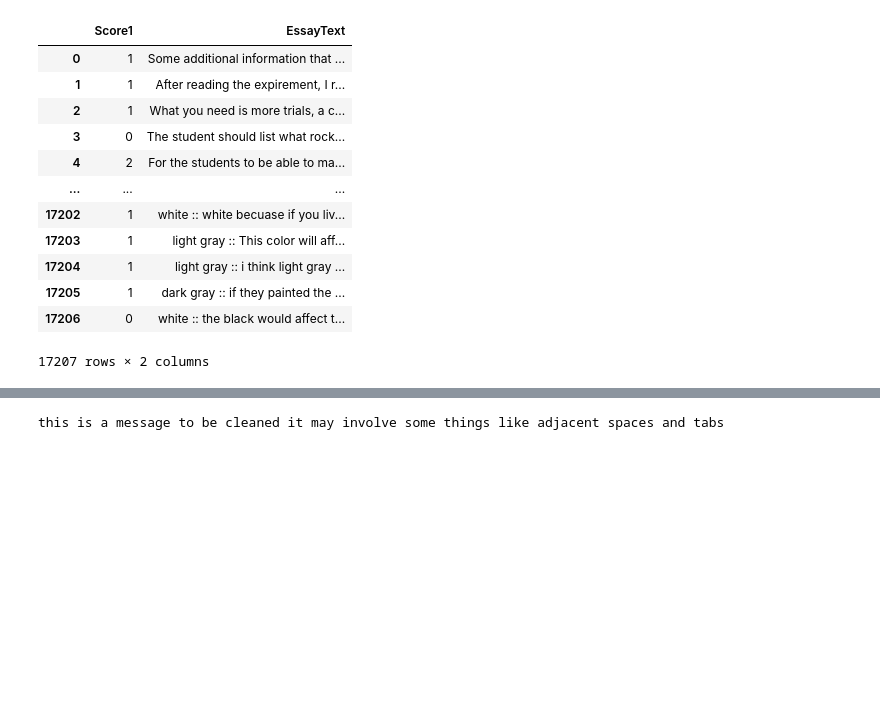
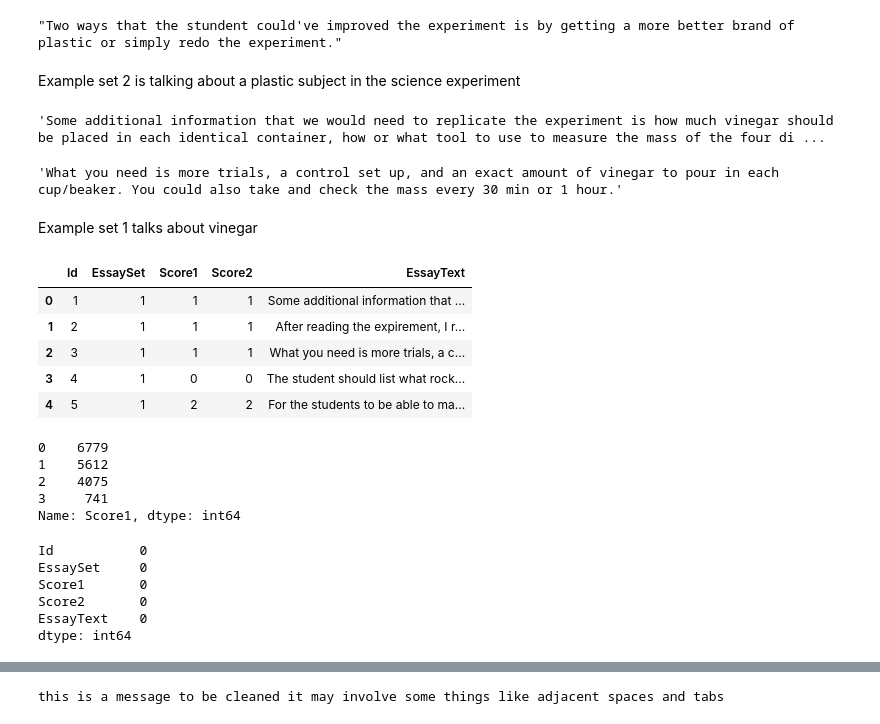
Before and after one commit to mayowaoyaleke/Short_Answer_Grading_System, a Jupyter notebook: AGS5.ipynb, the cells around one changed output, grey strips where cells are left out. Saved outputs shown, nothing was run; the diff lists cells and outputs as text; code cells hidden in the pictures; blank space fills up the shorter version.

```diff
--- a/AGS5.ipynb
+++ b/AGS5.ipynb
@@ -149,2 +163,0 @@ df
-# %%
-df.drop(['Id','Score2','EssaySet'], axis = 1, inplace = True)
@@ -157,16 +233,43 @@ df2.drop(['Id','Score2','EssaySet'], axis = 1, inplace = True)
+# %%
+df_set2["EssayText"][1674]
+# %% [output]
+"Two ways that the stundent could've improved the experiment is by getting a more better brand of plastic or simply redo the experiment."
+# %% [markdown]
+Example set 2 is talking about a plastic subject in the science experiment
+# %%
+df_set1["EssayText"][0]
+# %% [output]
+'Some additional information that we would need to replicate the experiment is how much vinegar should be placed in each identical container, how or what tool to use to measure the mass of the four di ...
+# %%
+df_set1["EssayText"][2]
+# %% [output]
+'What you need is more trials, a control set up, and an exact amount of vinegar to pour in each cup/beaker. You could also take and check the mass every 30 min or 1 hour.'
+# %% [markdown]
+Example set 1 talks about vinegar
 # %%
-df
+df.head()
 # %% [output]
-|  | Score1 | EssayText |
-| 0 | 1 | Some additional information that ... |
-| 1 | 1 | After reading the expirement, I r... |
-| 2 | 1 | What you need is more trials, a c... |
-| 3 | 0 | The student should list what rock... |
-| 4 | 2 | For the students to be able to ma... |
-| ... | ... | ... |
-| 17202 | 1 | white :: white becuase if you liv... |
-| 17203 | 1 | light gray :: This color will aff... |
-| 17204 | 1 | light gray :: i think light gray ... |
-| 17205 | 1 | dark gray :: if they painted the ... |
-| 17206 | 0 | white :: the black would affect t... |
+|  | Id | EssaySet | Score1 | Score2 | EssayText |
+| 0 | 1 | 1 | 1 | 1 | Some additional information that ... |
+| 1 | 2 | 1 | 1 | 1 | After reading the expirement, I r... |
+| 2 | 3 | 1 | 1 | 1 | What you need is more trials, a c... |
+| 3 | 4 | 1 | 0 | 0 | The student should list what rock... |
+| 4 | 5 | 1 | 2 | 2 | For the students to be able to ma... |
-17207 rows × 2 columns
+# %%
+df["Score1"].value_counts()
+# %% [output]
+0    6779
+1    5612
+2    4075
+3     741
+Name: Score1, dtype: int64
+# %%
+# Check for null values
+df.isnull().sum()
+# %% [output]
+Id           0
+EssaySet     0
+Score1       0
+Score2       0
+EssayText    0
+dtype: int64
```
Also changed, not shown: parts of 50 cells of this notebook.
